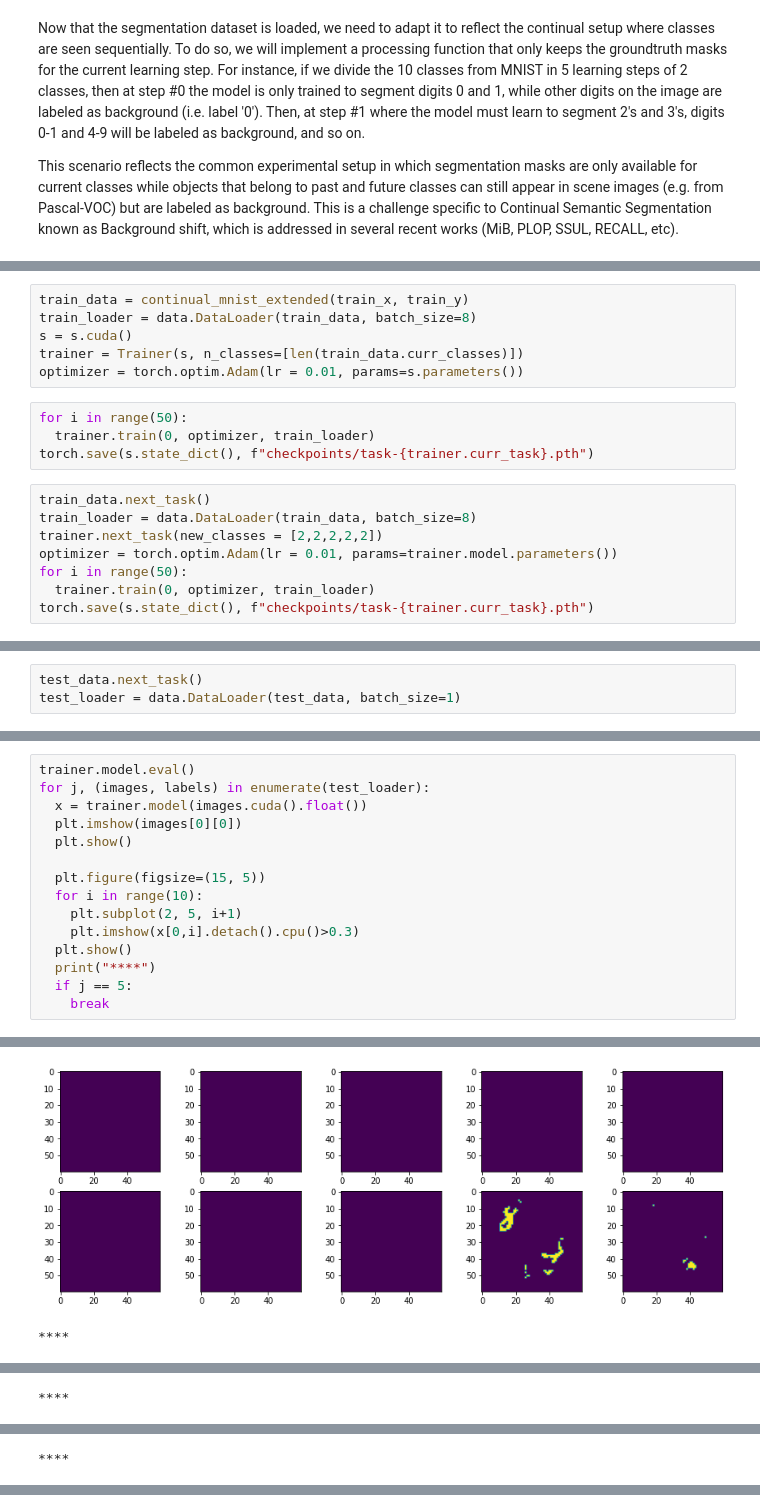
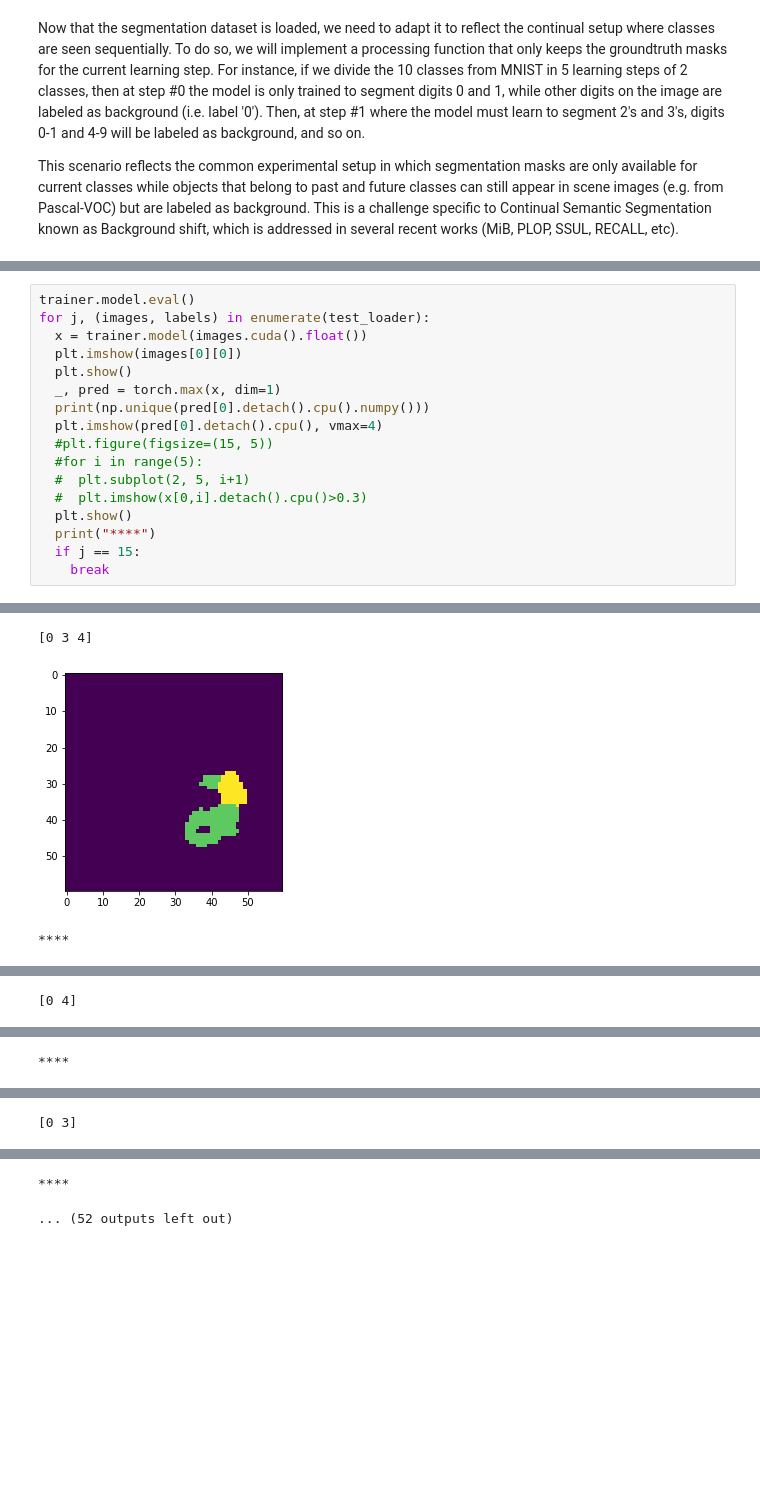
Before and after one commit to mapaf2/mnist-continual-seg, a Jupyter notebook: continual_segmentation_mnist.ipynb, the cells around one changed output, grey strips where cells are left out. Drawn from its saved outputs; the diff is of its cells as text; blank space fills up the shorter version.

```diff
--- a/continual_segmentation_mnist.ipynb
+++ b/continual_segmentation_mnist.ipynb
@@ -200,18 +365,0 @@ train_data.curr_classes
-# %%
-train_data = continual_mnist_extended(train_x, train_y)
-train_loader = data.DataLoader(train_data, batch_size=8)
-s = s.cuda()
-trainer = Trainer(s, n_classes=[len(train_data.curr_classes)])
-optimizer = torch.optim.Adam(lr = 0.01, params=s.parameters())
-# %%
-for i in range(50):
-  trainer.train(0, optimizer, train_loader)
-torch.save(s.state_dict(), f"checkpoints/task-{trainer.curr_task}.pth")
-# %%
-train_data.next_task()
-train_loader = data.DataLoader(train_data, batch_size=8)
-trainer.next_task(new_classes = [2,2,2,2,2])
-optimizer = torch.optim.Adam(lr = 0.01, params=trainer.model.parameters())
-for i in range(50):
-  trainer.train(0, optimizer, train_loader)
-torch.save(s.state_dict(), f"checkpoints/task-{trainer.curr_task}.pth")
@@ -222,3 +365,0 @@ torch.Size([8, 10, 60, 60])
-# %%
-test_data.next_task()
-test_loader = data.DataLoader(test_data, batch_size=1)
@@ -238,13 +369,15 @@ for j, (images, labels) in enumerate(test_loader):
   x = trainer.model(images.cuda().float())
   plt.imshow(images[0][0])
   plt.show()
-
-  plt.figure(figsize=(15, 5))
-  for i in range(10):
-    plt.subplot(2, 5, i+1)
-    plt.imshow(x[0,i].detach().cpu()>0.3)
+  _, pred = torch.max(x, dim=1)
+  print(np.unique(pred[0].detach().cpu().numpy()))
+  plt.imshow(pred[0].detach().cpu(), vmax=4)
+  #plt.figure(figsize=(15, 5))
+  #for i in range(5):
+  #  plt.subplot(2, 5, i+1)
+  #  plt.imshow(x[0,i].detach().cpu()>0.3)
   plt.show()
   print("****")
-  if j == 5:
+  if j == 15:
     break
 # %% [output]
@@ -252,2 +385,3 @@ for j, (images, labels) in enumerate(test_loader):
+[0 3 4]
-[figure, old version]
+[figure, new version]
-****
+****
@@ -254,0 +389 @@ for j, (images, labels) in enumerate(test_loader):
+[0 4]
@@ -256 +391 @@ for j, (images, labels) in enumerate(test_loader):
-****
+****
@@ -257,0 +393 @@ for j, (images, labels) in enumerate(test_loader):
+[0 3]
@@ -259 +394,0 @@ for j, (images, labels) in enumerate(test_loader):
-****
@@ -263,0 +395,2 @@ for j, (images, labels) in enumerate(test_loader):
+****
+... (52 outputs left out)
```
Also changed, not shown: parts of 28 cells of this notebook.
